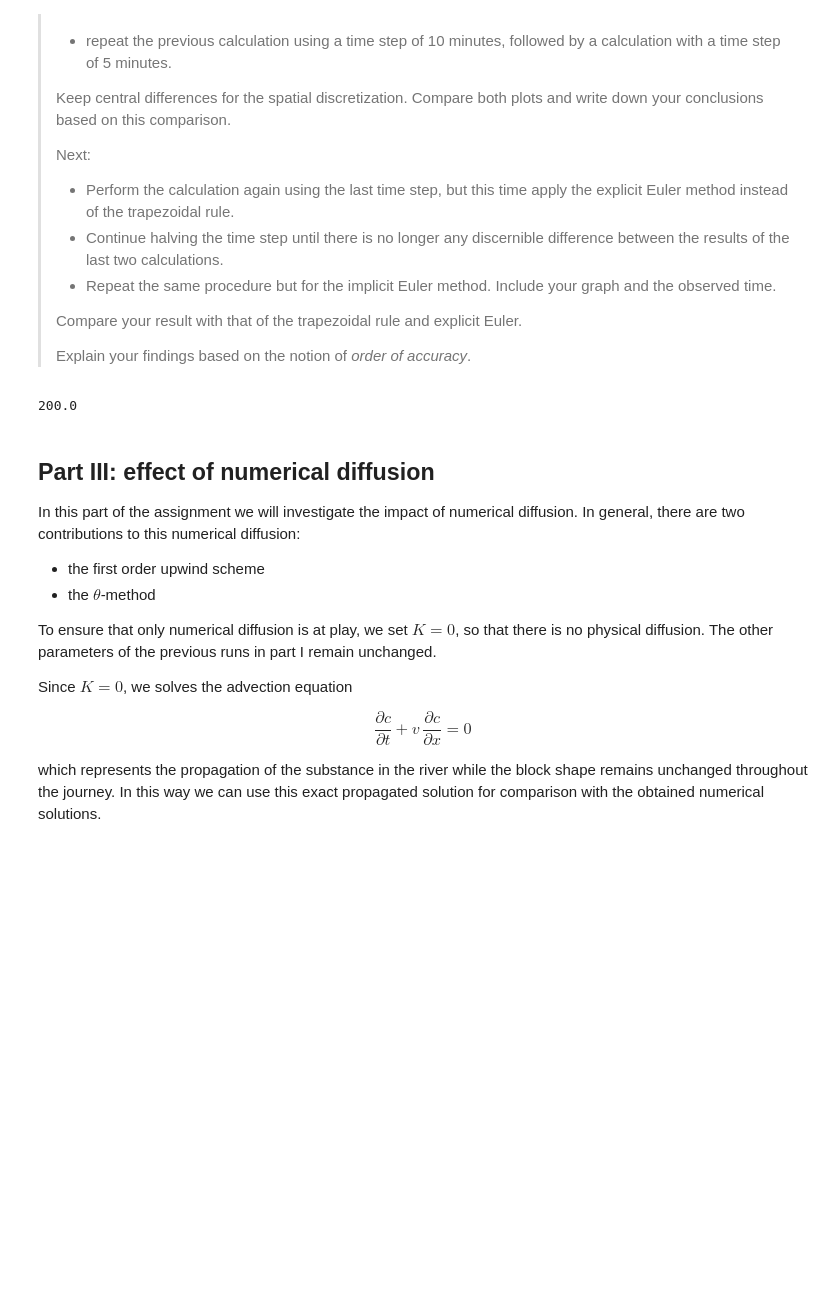
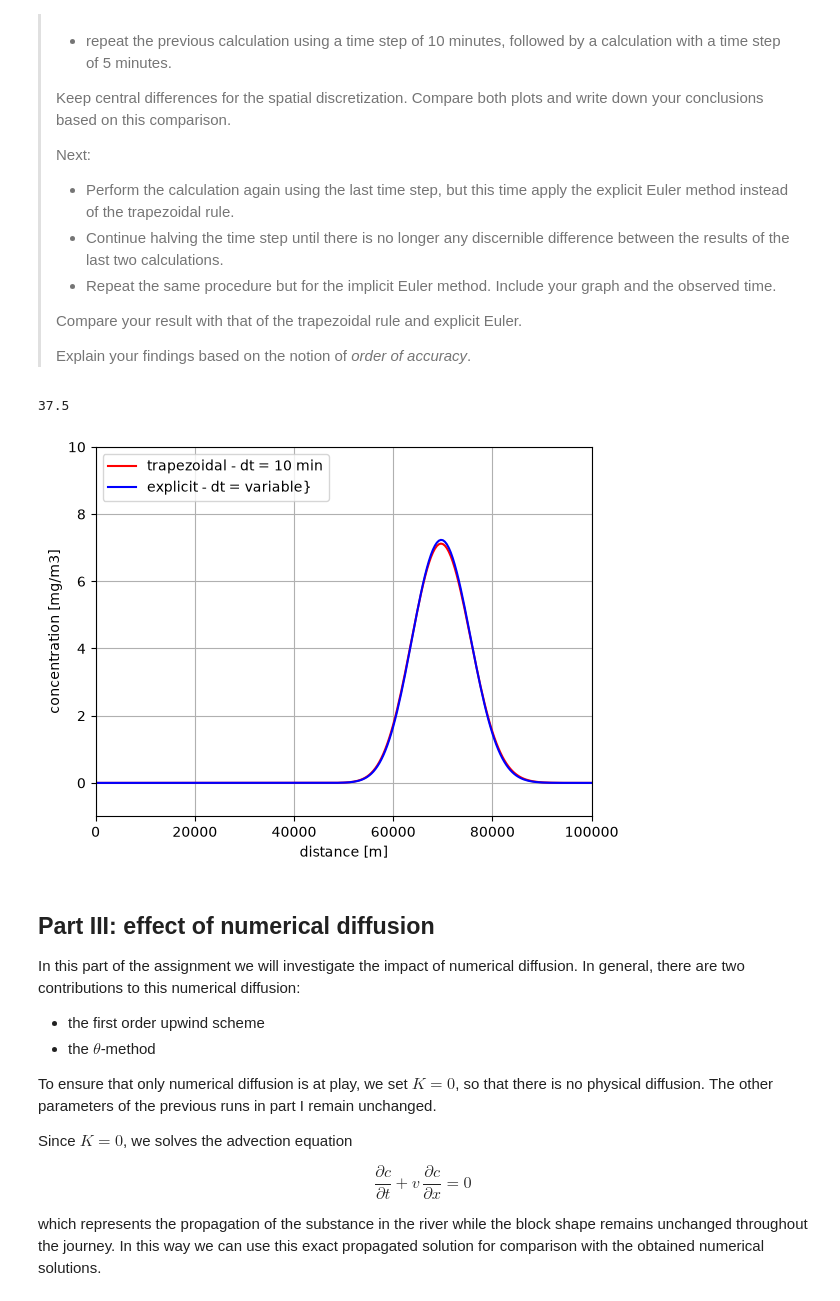
Before and after one commit to prajwalabc/GA2.1, a Jupyter notebook: grp09.ipynb, the cells around one changed output. Cells and saved outputs as stored; diff of their text form; code cells hidden in the pictures; blank space fills up the shorter version.

```diff
--- a/grp09.ipynb
+++ b/grp09.ipynb
@@ -246,33 +246,33 @@ In the remainder of this assignment we will work with these three schemes.
 # %%
 # Parameters for Task 2.1
 
 # We do the first one for you!
 dxmethod = 'central'
 dtmethod = 'theta'
 
-theta = 0.5
-
+theta = 0
 # replot the current result
 plt.plot(x,c[N,:],'r',label='trapezoidal - dt = 10 min')
 
 # reduce time step by factor 2
-dt = dt / 3
+dt = dt / 16
 print(dt)
 
 # Now it's your turn!
 c_new = advdiff(u, K, c0, lenD, dt, Tend, dxmethod, dtmethod, theta)
 N_new = int(Tend / dt)
-plt.plot(x,c_new[N_new,:],'b',label='trapezoidal - dt = 5 min')
+plt.plot(x,c_new[N_new,:],'b',label='explicit - dt = variable}')
 
 
 # finalize the plot. Hint: plot them together on the same figure
 plt.axis(np.array([0,lenD,-1,10]))
 plt.xlabel('distance [m]')
 plt.ylabel('concentration [mg/m3]')
 plt.legend(loc = "upper left")
 plt.grid()
 # %% [output]
-200.0
+37.5
+[figure, added]
 # %% [markdown]
 ## Part III: effect of numerical diffusion
 
```
Also changed, not shown: parts of 3 cells of this notebook.
